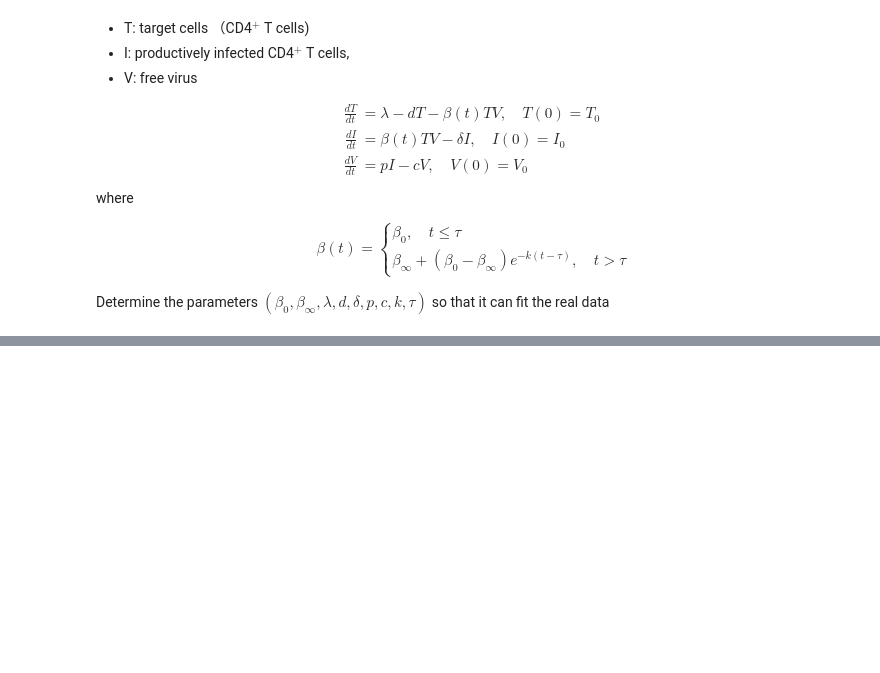
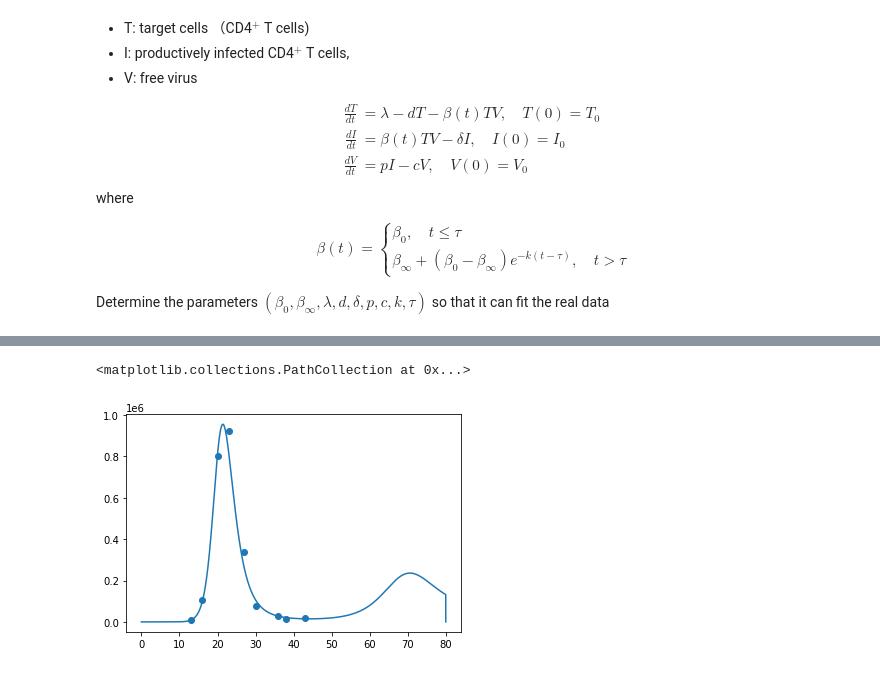
Before and after one commit to yd124/HIVintern2022Summer, a Jupyter notebook: ODEmodel-RK.ipynb, the cells around one changed output, grey strips where cells are left out. Drawn from its saved outputs; the diff is of its cells as text; code cells hidden in the pictures; blank space fills up the shorter version.

```diff
--- a/ODEmodel-RK.ipynb
+++ b/ODEmodel-RK.ipynb
@@ -198,7 +87,7 @@ T(t+h) - T(t) &=
 # %%
 # fT = dT/dt
 def fT(lda,d,T,b,V):
-    return lda - d * T - b*T*V
+    return d*10**4 - d*T - b*T*V
 
 # fI = dI/dt
 def fI(b,T,V,dlt,I):
@@ -238,26 +194,30 @@ def runge_kutta(T,V,I, h,b,lda,d,dlt,p,c):
 # %%
-def predict_v(beta_0,beta_ifty, k, dlt, p, d, tau):
+def predict_v(init, beta_0,beta_ifty, k, dlt, p, d, tau):
+
     # initial value
-    T_0 = 10**4  # ml
-    I_0 = 0
-    V_0 = 10**-3
-    c = 23 # 1/day  p.2
+    T_0 = init[0]
+    I_0 = init[1]
+    V_0 = init[2]
+    c = init[3]
+    t_end = init[4]
+    h = init[5]
+
+    N = int(t_end/h)
+
     lda = d * T_0
-
-    t_end = 20
-    h = 0.01
-    N = int(t_end/h) + 1
-
+    print(lda)
 
     T = N * [T_0]
     I = N * [I_0]
     V = N * [V_0]
 
+    param = [beta_0,beta_ifty, k, dlt, p, d, tau]
+
     i = 0
     t = h
-    while t < t_end:
-        b = beta(t,tau,k,beta_0,beta_ifty)
-        T[i+1],I[i+1],V[i+1] = runge_kutta(T[i],I[i],V[i],h,b,lda,d,dlt,p,c)
+    while t < t_end-h:
+
+        T[i+1],I[i+1],V[i+1] = runge_kutta_4th(T[i],I[i],V[i],t,h,lda,c,param)
 
         i += 1
         t += h
@@ -271,7 +227,7 @@ len(pred)
 # beta_0,beta_ifty, k, dlt, p, d, tau = 4.2*(10**-7),0.76*(10**-7),0.049,0.812,12.962*(10**3),0.032,11
 
 
-pred = predict_v( 4.09*(10**-7), 0.233*(10**-6),0.249, 0.775,14.5*(10**3),0.030,7)
-plt.plot(np.arange(0,20.005,0.01),pred)
-print(pred)
+init = [10**4,0,10**-3,23,80,0.01]
+
+pred = predict_v(init, 4.09*(10**-7), 0.233*(10**-6),0.249, 0.775,14.5*(10**3),0.030,7)
 # %% [output]
@@ -279,0 +248,7 @@ print(pred)
+# %%
+plt.plot(np.arange(0,80,0.01),pred)
+dg = df.groupby('patient').get_group('CHID46')
+plt.scatter(dg.dpi,dg['vRNA'])
+# %% [output]
+<matplotlib.collections.PathCollection at 0x...>
+[figure, added]
```
Also changed, not shown: parts of 15 cells of this notebook.
